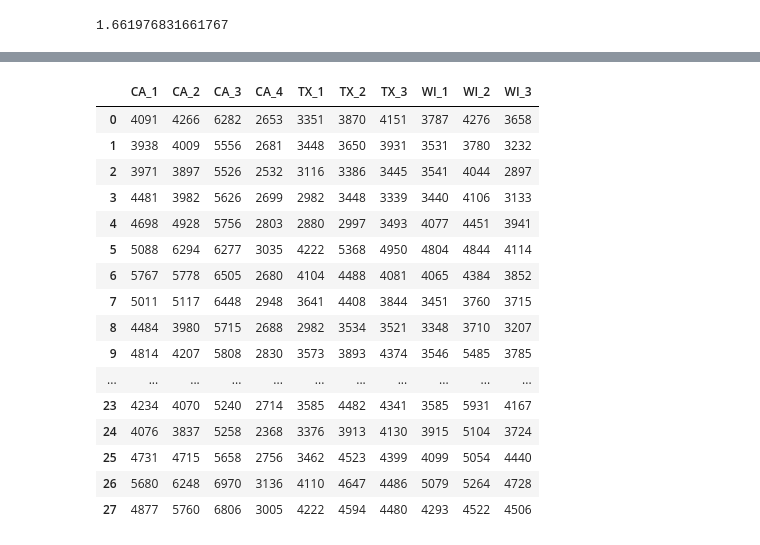
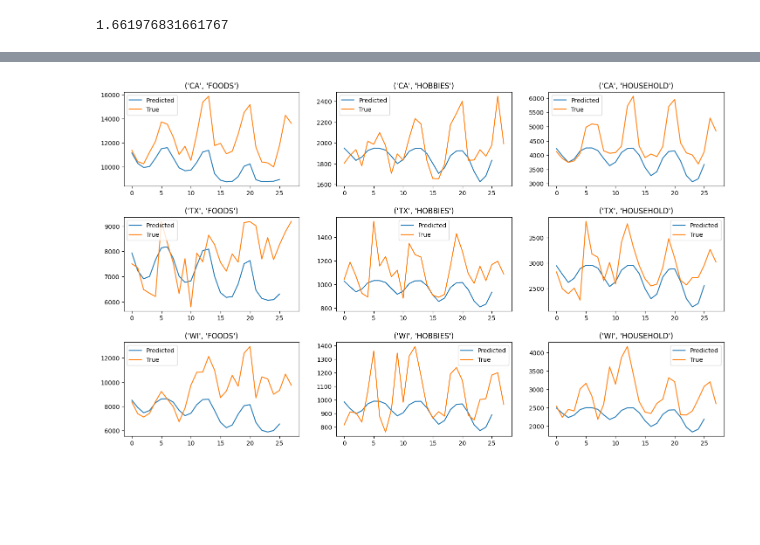
Before and after one commit to Luke-Chesley/m5-comp, a Jupyter notebook: preds.ipynb, the cells around one changed output, grey strips where cells are left out. Saved outputs shown, nothing was run; the diff lists cells and outputs as text; code cells hidden in the pictures; blank space fills up the shorter version.

```diff
--- a/preds.ipynb
+++ b/preds.ipynb
@@ -232,7 +232,7 @@ rmsse
 from preds import rmsse_scores
 # %%
 rmsse, df_preds, df_true = rmsse_scores(
-    "checkpoints/2/epoch=3-val_loss=312.49-3.ckpt"
+    "checkpoints/6/epoch=1-val_loss=527.08-6.ckpt"
 )
 rmsse
 # %% [output]
@@ -260,20 +240,30 @@ df_preds
-# %%
-df_true
-# %% [output]
-|  | CA_1 | CA_2 | CA_3 | CA_4 | TX_1 | TX_2 | TX_3 | WI_1 | WI_2 | WI_3 |
-| 0 | 4091 | 4266 | 6282 | 2653 | 3351 | 3870 | 4151 | 3787 | 4276 | 3658 |
-| 1 | 3938 | 4009 | 5556 | 2681 | 3448 | 3650 | 3931 | 3531 | 3780 | 3232 |
-| 2 | 3971 | 3897 | 5526 | 2532 | 3116 | 3386 | 3445 | 3541 | 4044 | 2897 |
-| 3 | 4481 | 3982 | 5626 | 2699 | 2982 | 3448 | 3339 | 3440 | 4106 | 3133 |
-| 4 | 4698 | 4928 | 5756 | 2803 | 2880 | 2997 | 3493 | 4077 | 4451 | 3941 |
-| 5 | 5088 | 6294 | 6277 | 3035 | 4222 | 5368 | 4950 | 4804 | 4844 | 4114 |
-| 6 | 5767 | 5778 | 6505 | 2680 | 4104 | 4488 | 4081 | 4065 | 4384 | 3852 |
-| 7 | 5011 | 5117 | 6448 | 2948 | 3641 | 4408 | 3844 | 3451 | 3760 | 3715 |
-| 8 | 4484 | 3980 | 5715 | 2688 | 2982 | 3534 | 3521 | 3348 | 3710 | 3207 |
-| 9 | 4814 | 4207 | 5808 | 2830 | 3573 | 3893 | 4374 | 3546 | 5485 | 3785 |
-| ... | ... | ... | ... | ... | ... | ... | ... | ... | ... | ... |
-| 23 | 4234 | 4070 | 5240 | 2714 | 3585 | 4482 | 4341 | 3585 | 5931 | 4167 |
-| 24 | 4076 | 3837 | 5258 | 2368 | 3376 | 3913 | 4130 | 3915 | 5104 | 3724 |
-| 25 | 4731 | 4715 | 5658 | 2756 | 3462 | 4523 | 4399 | 4099 | 5054 | 4440 |
-| 26 | 5680 | 6248 | 6970 | 3136 | 4110 | 4647 | 4486 | 5079 | 5264 | 4728 |
-| 27 | 4877 | 5760 | 6806 | 3005 | 4222 | 4594 | 4480 | 4293 | 4522 | 4506 |
+# %%
+import matplotlib.pyplot as plt
+import numpy as np
+
+# Calculate the number of rows and columns for the subplot grid
+n_cols = len(df_preds.columns)
+n_rows = int(
+    np.ceil(np.sqrt(n_cols))
+)  # Ensure at least enough rows to accommodate all columns
+n_cols = n_rows  # Making a square grid to accommodate all plots
+
+fig, axs = plt.subplots(
+    n_rows, n_cols, figsize=(15, n_rows * 3)
+)  # Adjusting figure size dynamically
+fig.tight_layout(pad=3.0)  # Add spacing between plots
+
+for idx, col in enumerate(df_preds.columns):
+    ax = axs.flatten()[idx]  # Flatten the array of axes to easily iterate over it
+    ax.plot(df_preds[col], label="Predicted")
+    ax.plot(df_true[col], label="True")
+    ax.set_title(col)
+    ax.legend()
+
+# Hide unused subplots if any
+for idx in range(len(df_preds.columns), n_rows * n_cols):
+    axs.flatten()[idx].set_visible(False)
+
+plt.show()
+# %% [output]
+[figure, added]
```
Also changed, not shown: parts of 2 cells of this notebook, 9 other files.
